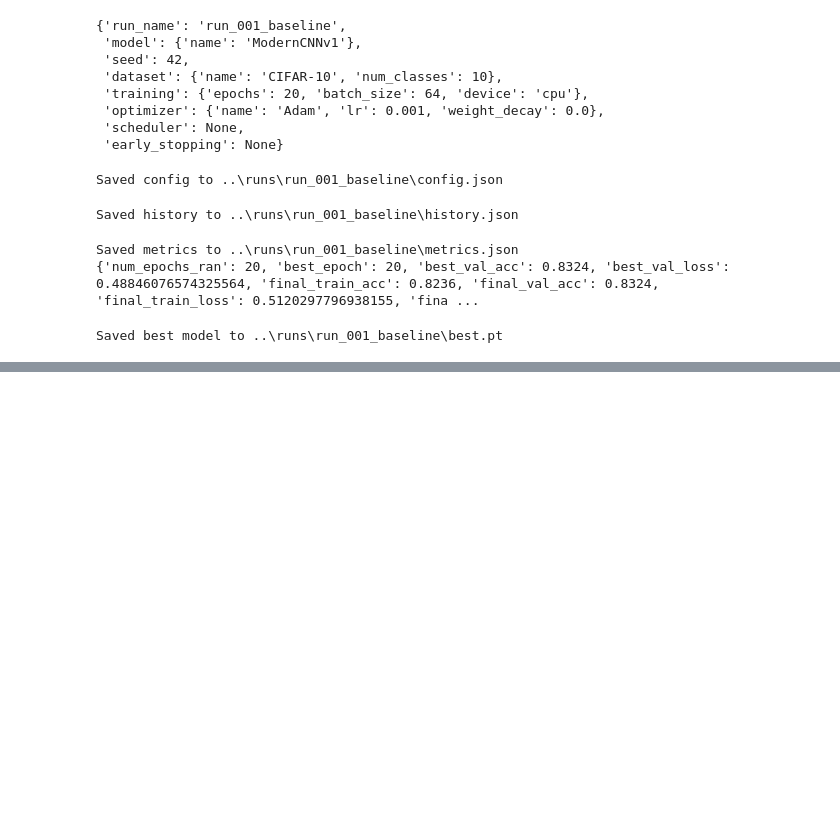
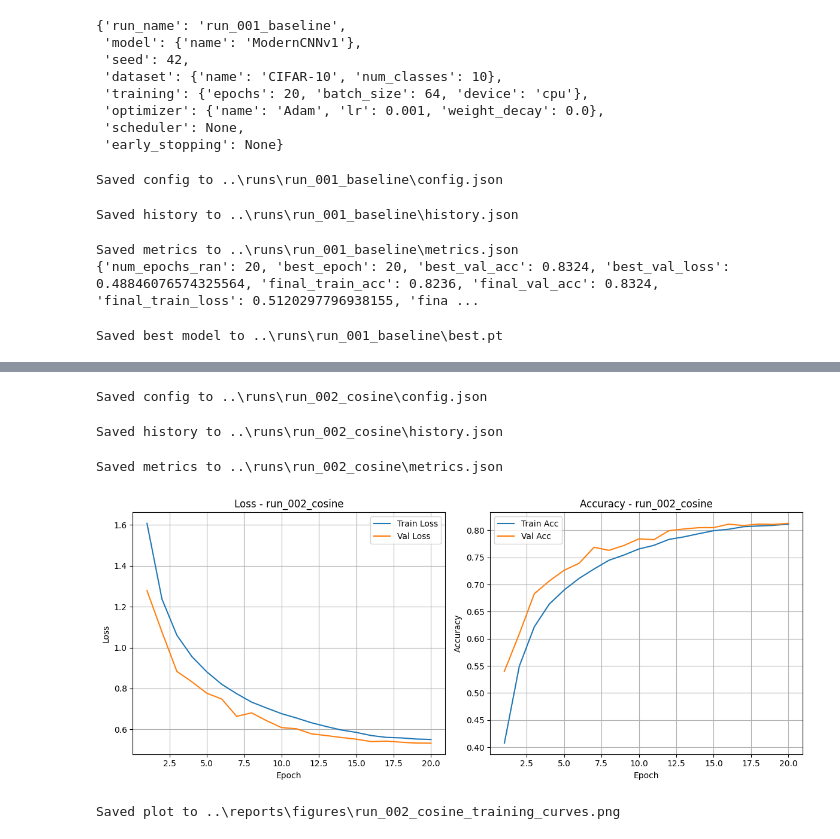
Before and after one commit to Sevada91/cifar10-modern-cnn, a Jupyter notebook: notebooks/02_training_and_evaluation.ipynb, the cells around one changed output, grey strips where cells are left out. Cells and saved outputs as stored; diff of their text form; code cells hidden in the pictures; blank space fills up the shorter version.

Commit message:
traninig the model with scheduler and save the results

```diff
--- a/notebooks/02_training_and_evaluation.ipynb
+++ b/notebooks/02_training_and_evaluation.ipynb
@@ -195,0 +279,62 @@ Saved plot to reports\figures\run_001_baseline_training_curves.png
+# %%
+run_dir_cosine = Path("../runs/run_002_cosine")
+run_dir_cosine.mkdir(parents=True, exist_ok=True)
+
+# Save config.json
+config_path_cosine = run_dir_cosine / "config.json"
+with open(config_path_cosine, "w") as f:
+    json.dump(config_cosine, f, indent=2)
+
+print(f"Saved config to {config_path_cosine}")
+# %% [output]
+Saved config to ..\runs\run_002_cosine\config.json
+# %%
+history_cosine = result_v2
+
+# Save history.json
+history_path_cosine = run_dir_cosine / "history.json"
+with open(history_path_cosine, "w") as f:
+    json.dump(history_cosine, f, indent=2)
+
+print(f"Saved history to {history_path_cosine}")
+# %% [output]
+Saved history to ..\runs\run_002_cosine\history.json
+# %%
+val_acc_curve_cosine = history_cosine["val_acc"]
+val_loss_curve_cosine = history_cosine["val_loss"]
+
+best_epoch_cosine = max(range(len(val_acc_curve_cosine)), key=lambda i: val_acc_curve_cosine[i])
+best_val_acc_cosine = val_acc_curve_cosine[best_epoch_cosine]
+best_val_loss_cosine = val_loss_curve_cosine[best_epoch_cosine]
+
+metrics_cosine = {
+    "num_epochs_ran": len(history_cosine["train_loss"]),
+    "best_epoch": best_epoch_cosine + 1,  # human-friendly (1-based)
+    "best_val_acc": best_val_acc_cosine,
+    "best_val_loss": best_val_loss_cosine,
+    "final_train_acc": history_cosine["train_acc"][-1],
+    "final_val_acc": history_cosine["val_acc"][-1],
+    "final_train_loss": history_cosine["train_loss"][-1],
+    "final_val_loss": history_cosine["val_loss"][-1],
+}
+
+metrics_path_cosine = run_dir_cosine / "metrics.json"
+with open(metrics_path_cosine, "w") as f:
+    json.dump(metrics_cosine, f, indent=2)
+
+print(f"Saved metrics to {metrics_path_cosine}")
+# %% [output]
+Saved metrics to ..\runs\run_002_cosine\metrics.json
+# %%
+import json
+
+with open("../runs/run_002_cosine/history.json") as f:
+    history_cosine = json.load(f)
+
+plot_history(
+    history_cosine,
+    run_name="run_002_cosine"
+)
+# %% [output]
+[figure, added]
+Saved plot to ..\reports\figures\run_002_cosine_training_curves.png
```
Also changed, not shown: parts of 5 cells of this notebook.
